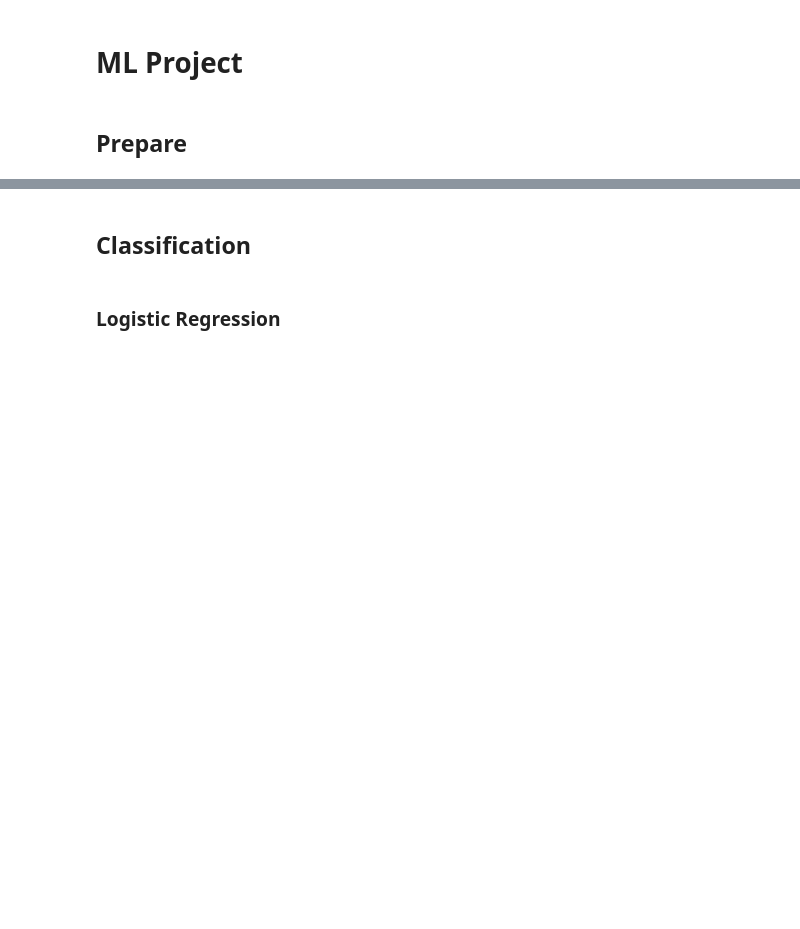
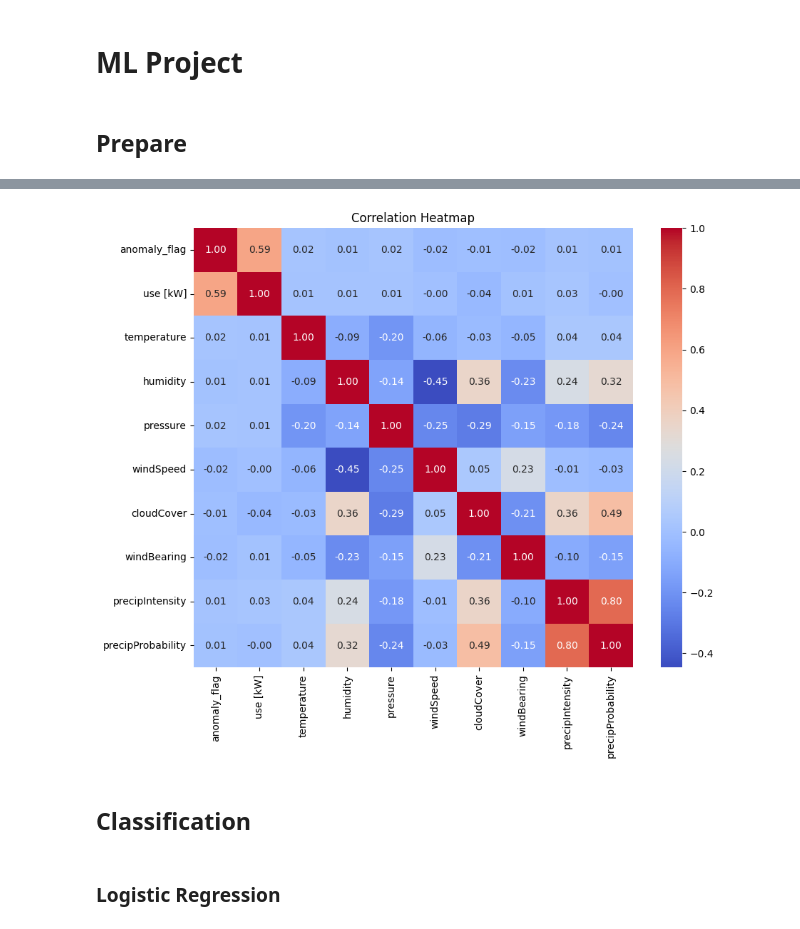
Before and after one commit to sn-nast/KMITL-2024-ML-Project, a Jupyter notebook: ML-project.ipynb, the cells around one changed output, grey strips where cells are left out. Drawn from its saved outputs; the diff is of its cells as text; code cells hidden in the pictures; blank space fills up the shorter version.

```diff
--- a/ML-project.ipynb
+++ b/ML-project.ipynb
@@ -102,0 +236,15 @@ y = df['anomaly_flag']
+# %%
+selected_column = ['anomaly_flag', 'use [kW]',
+                   'temperature', 'humidity', 'pressure', 'windSpeed', 'cloudCover', 'windBearing', 'precipIntensity', 'precipProbability']
+
+# Calculate the correlation matrix
+correlation_matrix = df[selected_column].corr()
+
+# Plot the correlation heatmap
+plt.figure(figsize=(10, 8))
+sns.heatmap(correlation_matrix, annot=True,
+            fmt=".2f", cmap='coolwarm', square=True)
+plt.title('Correlation Heatmap')
+plt.show()
+# %% [output]
+[figure, added]
```
Also changed, not shown: parts of 45 cells of this notebook, 1 other file.
